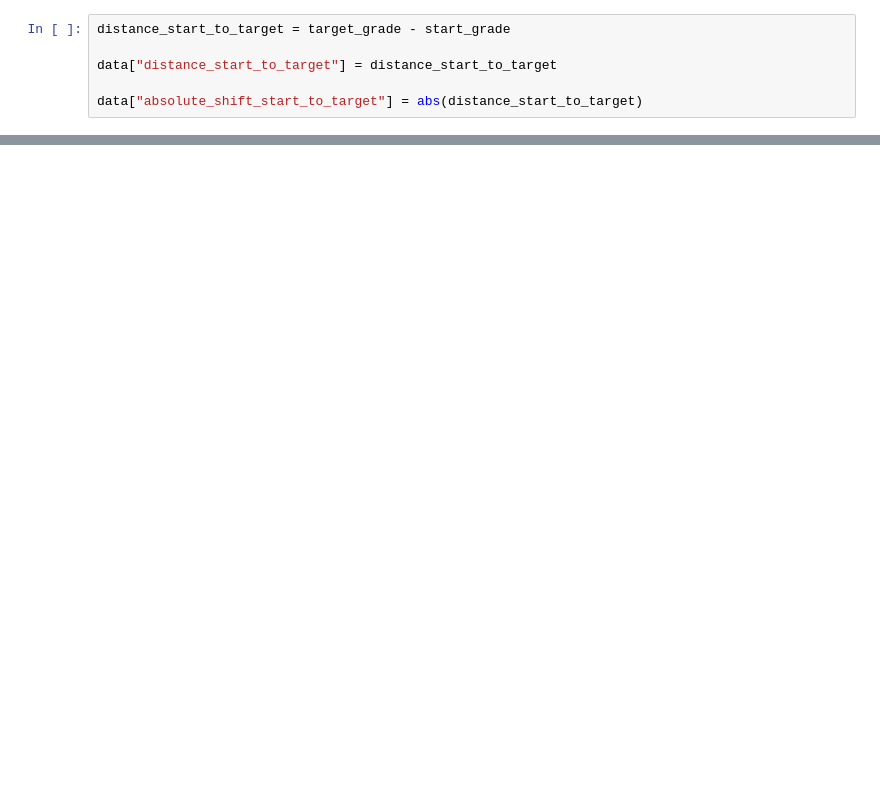
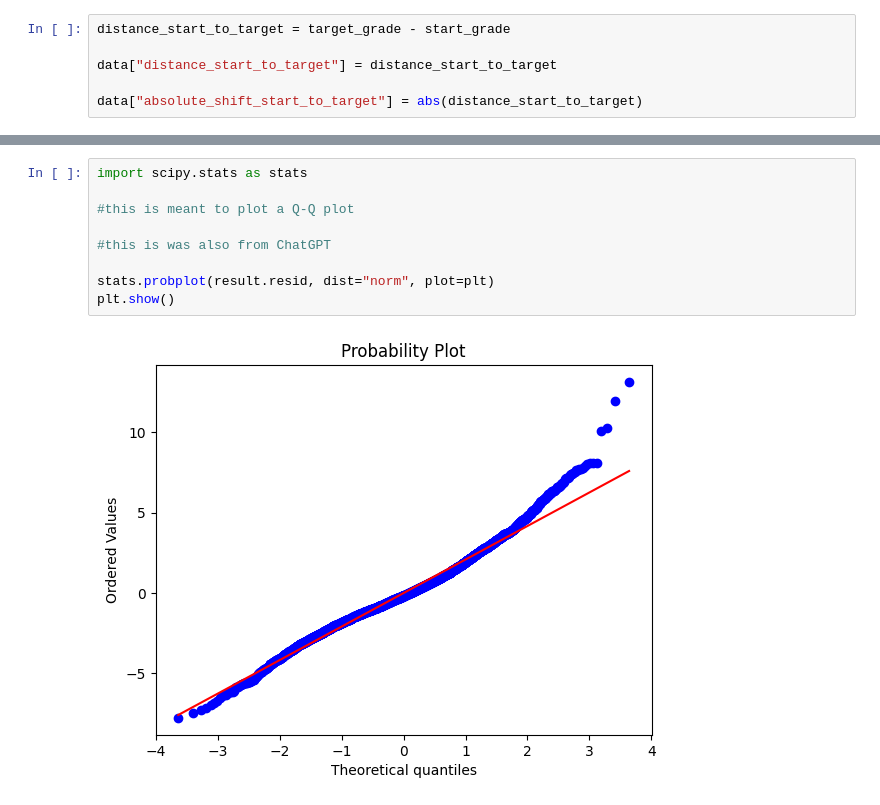
Before and after one commit to JulietWallace/LLM-FKGL-Benchmarking, a Jupyter notebook: analysis.ipynb, the cells around one changed output, grey strips where cells are left out. Saved outputs shown, nothing was run; the diff lists cells and outputs as text; blank space fills up the shorter version.

```diff
--- a/analysis.ipynb
+++ b/analysis.ipynb
@@ -223,3 +198,14 @@ Group Var                                 0.333    0.053
+# %%
+import scipy.stats as stats
+
+#this is meant to plot a Q-Q plot
+
+#this is was also from ChatGPT
+
+stats.probplot(result.resid, dist="norm", plot=plt)
+plt.show()
+# %% [output]
+[figure, added]
 # %%
 data.plot.scatter("absolute_shift_start_to_target", "distance_target_to_output", alpha=0.2)
 # %% [output]
```
Also changed, not shown: parts of 21 cells of this notebook.
